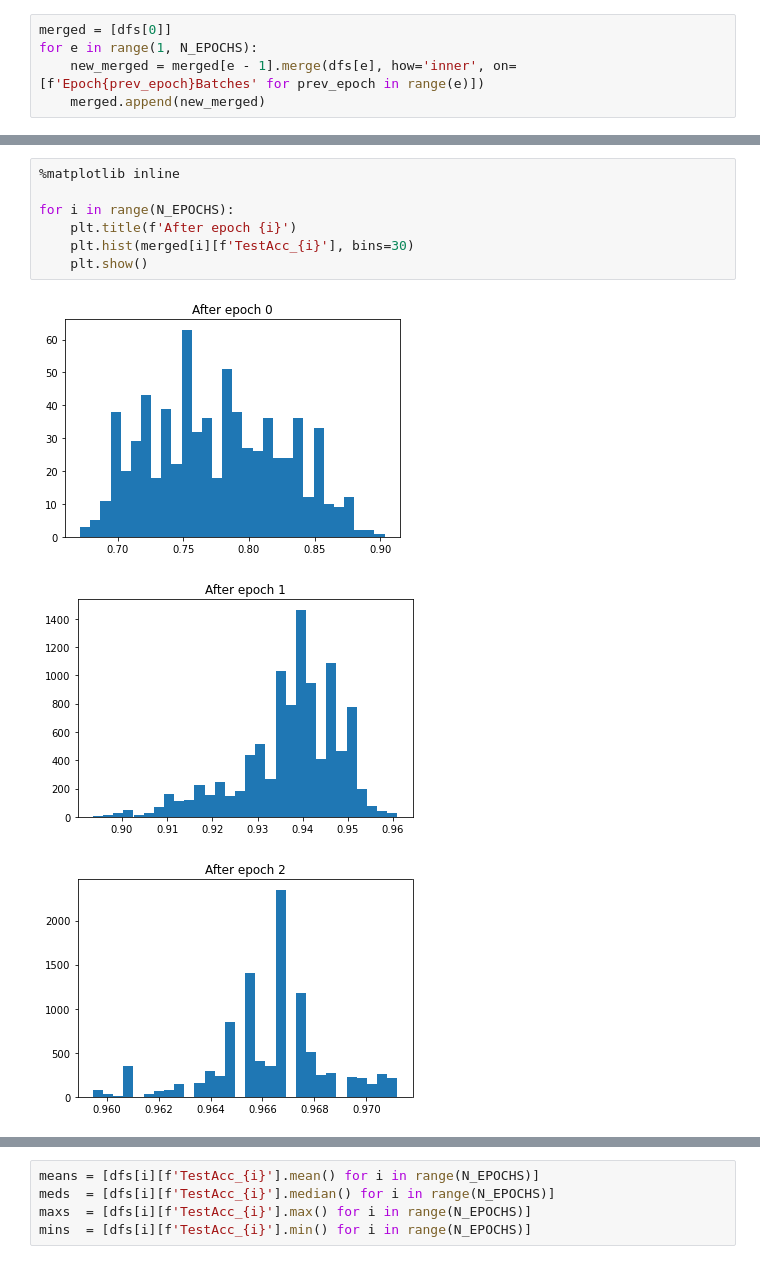
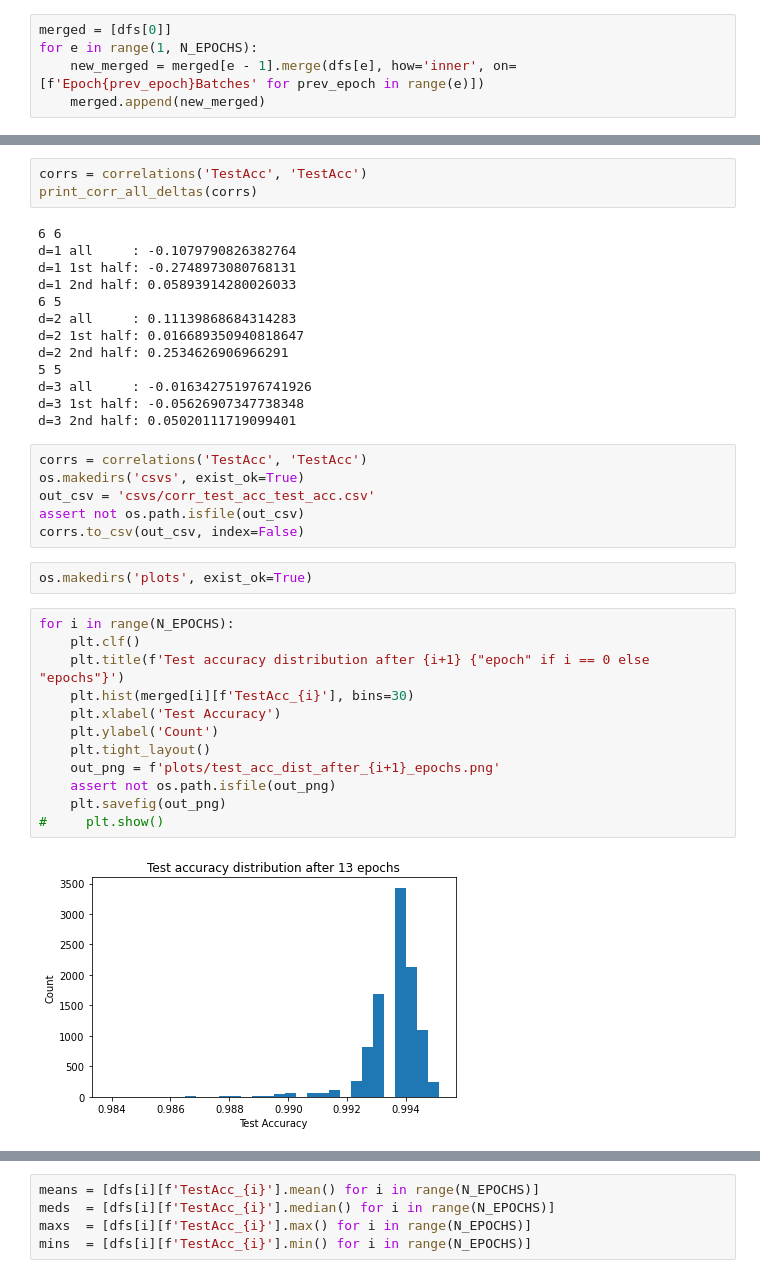
Before and after one commit to Tensor-Reloaded/Convergence, a Jupyter notebook: analysis_correlation.ipynb, the cells around one changed output, grey strips where cells are left out. Cells and saved outputs as stored; diff of their text form.

```diff
--- a/analysis_correlation.ipynb
+++ b/analysis_correlation.ipynb
@@ -57,11 +122,38 @@ Pearson correlation coefficients from column TestAcc to TestAcc:
+# %%
+corrs = correlations('TestAcc', 'TestAcc')
+print_corr_all_deltas(corrs)
+# %% [output]
+6 6
+d=1 all     : -0.1079790826382764
+d=1 1st half: -0.2748973080768131
+d=1 2nd half: 0.05893914280026033
+6 5
+d=2 all     : 0.11139868684314283
+d=2 1st half: 0.016689350940818647
+d=2 2nd half: 0.2534626906966291
+5 5
+d=3 all     : -0.016342751976741926
+d=3 1st half: -0.05626907347738348
+d=3 2nd half: 0.05020111719099401
+# %%
+corrs = correlations('TestAcc', 'TestAcc')
+os.makedirs('csvs', exist_ok=True)
+out_csv = 'csvs/corr_test_acc_test_acc.csv'
+assert not os.path.isfile(out_csv)
+corrs.to_csv(out_csv, index=False)
+# %%
+os.makedirs('plots', exist_ok=True)
 # %%
-%matplotlib inline
-
 for i in range(N_EPOCHS):
-    plt.title(f'After epoch {i}')
+    plt.clf()
+    plt.title(f'Test accuracy distribution after {i+1} {"epoch" if i == 0 else "epochs"}')
     plt.hist(merged[i][f'TestAcc_{i}'], bins=30)
-    plt.show()
+    plt.xlabel('Test Accuracy')
+    plt.ylabel('Count')
+    plt.tight_layout()
+    out_png = f'plots/test_acc_dist_after_{i+1}_epochs.png'
+    assert not os.path.isfile(out_png)
+    plt.savefig(out_png)
+#     plt.show()
 # %% [output]
-[figure, old version]
+[figure, new version]
-[figure, removed]
-[figure, removed]
```
Also changed, not shown: parts of 11 cells of this notebook.
